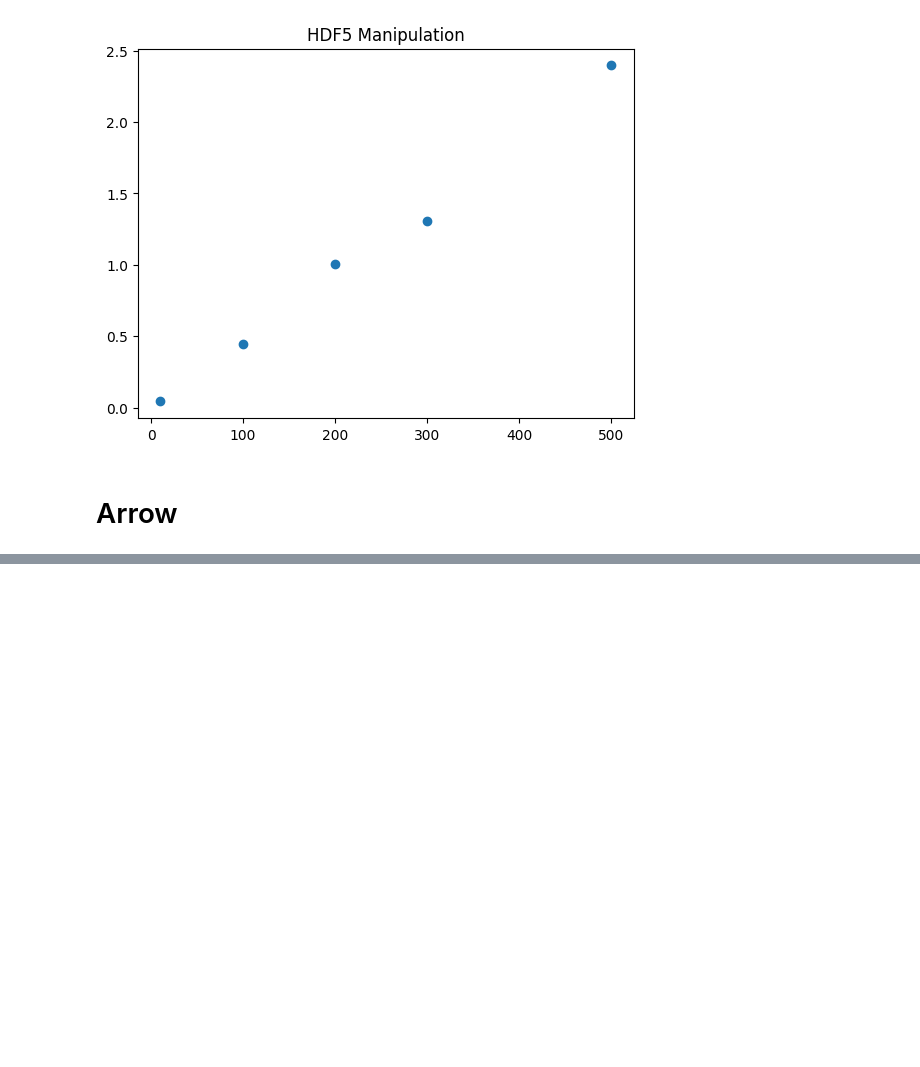
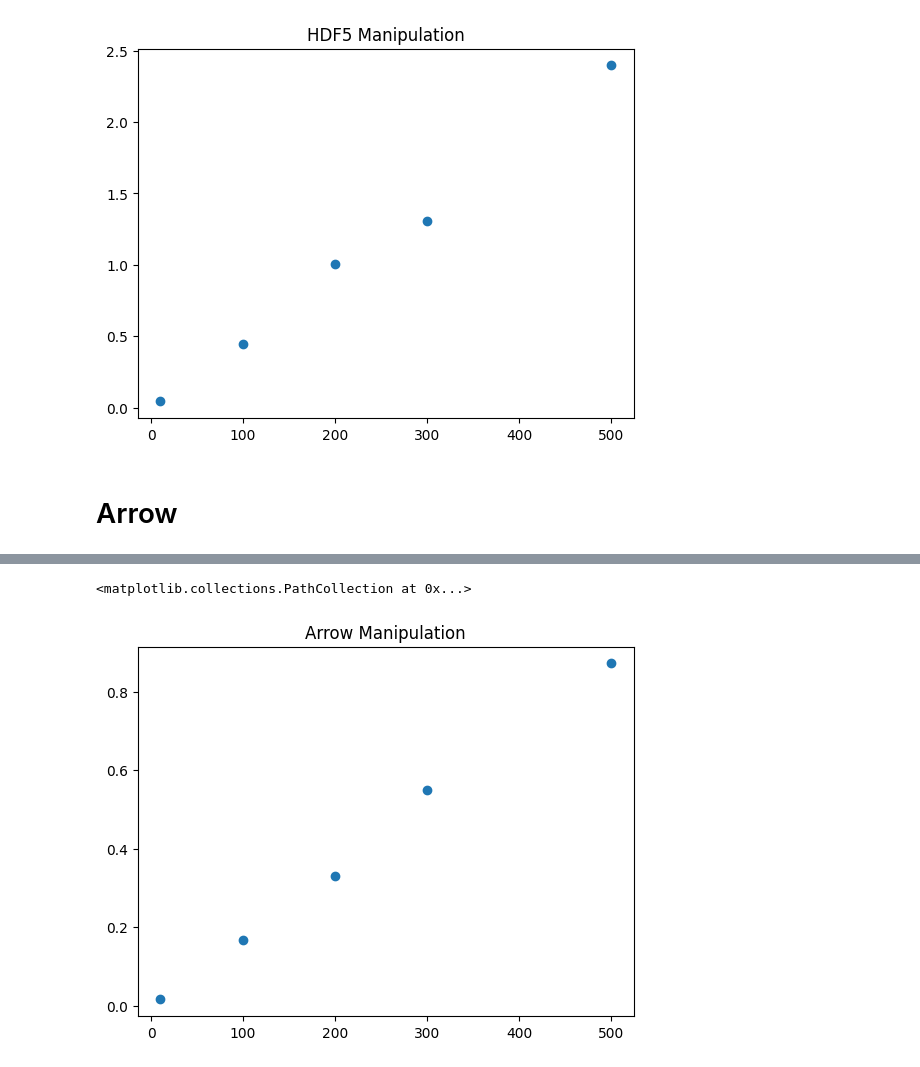
Before and after one commit to cristianoCarta/benchmarks, a Jupyter notebook: main.ipynb, the cells around one changed output, grey strips where cells are left out. Saved outputs shown, nothing was run; the diff lists cells and outputs as text; code cells hidden in the pictures; blank space fills up the shorter version.

```diff
--- a/main.ipynb
+++ b/main.ipynb
@@ -181,0 +187,6 @@ for item in N:
+# %%
+plt.title("Arrow Manipulation")
+plt.scatter(N,t_manipulate_arrow)
+# %% [output]
+<matplotlib.collections.PathCollection at 0x...>
+[figure, added]
```
Also changed, not shown: parts of 10 cells of this notebook.
